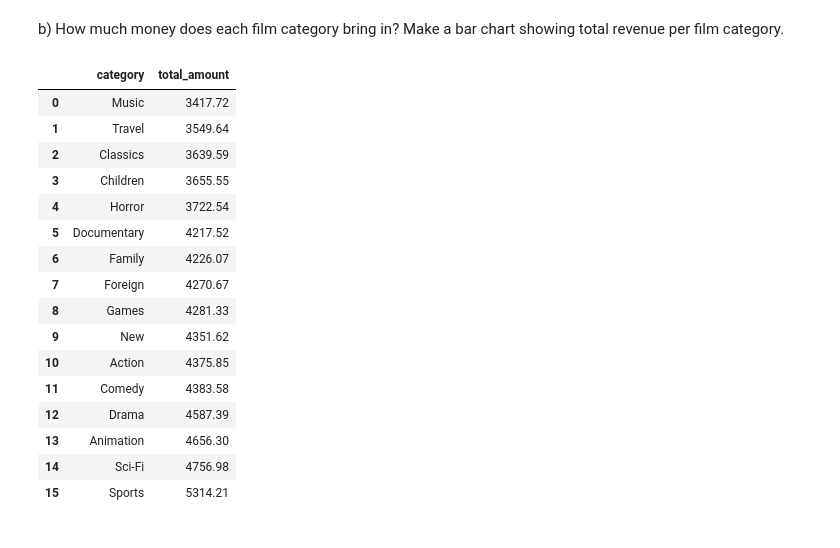
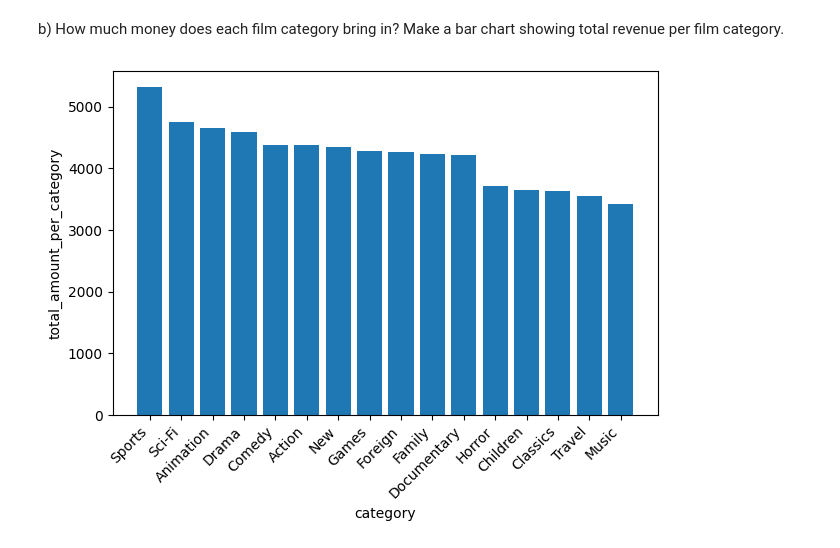
Before and after one commit to aliciagez/sakila_lab_alicia_gezelius, a Jupyter notebook: sakila_querie.ipynb, the cells around one changed output. Saved outputs shown, nothing was run; the diff lists cells and outputs as text; code cells hidden in the pictures.

```diff
--- a/sakila_querie.ipynb
+++ b/sakila_querie.ipynb
@@ -301,34 +301,30 @@ category.
 # %%
 dfs = duckdb_query("""
 SELECT
     c.name as category,
-    SUM(p.amount) as total_amount
+    SUM(p.amount) as total_amount_per_category
 FROM staging.category c
 JOIN staging.film_category fa ON fa.category_id = c.category_id
 JOIN staging.film fi ON fi.film_id = fa.film_id
 JOIN staging.inventory id ON id.film_id = fi.film_id
 JOIN staging.rental r ON r.inventory_id = id.inventory_id
 JOIN staging.payment p ON p.rental_id = r.rental_id
 GROUP BY c.name
-ORDER BY total_amount;
+ORDER BY total_amount_per_category;
 
 """)
 dfs
+
+fig, ax =  plt.subplots()
+ax.bar(dfs["category"], dfs["total_amount_per_category"])
+ax.set(
+xlabel = "category",
+ylabel = "total_amount_per_category",
+)
+ax.invert_xaxis()
+plt.xticks(rotation=45, ha='right')
+fig.tight_layout()
+plt.show()
+fig.savefig("category.png", dpi = 100)
 # %% [output]
-|  | category | total_amount |
-| 0 | Music | 3417.72 |
-| 1 | Travel | 3549.64 |
-| 2 | Classics | 3639.59 |
-| 3 | Children | 3655.55 |
-| 4 | Horror | 3722.54 |
-| 5 | Documentary | 4217.52 |
-| 6 | Family | 4226.07 |
-| 7 | Foreign | 4270.67 |
-| 8 | Games | 4281.33 |
-| 9 | New | 4351.62 |
-| 10 | Action | 4375.85 |
-| 11 | Comedy | 4383.58 |
-| 12 | Drama | 4587.39 |
-| 13 | Animation | 4656.30 |
-| 14 | Sci-Fi | 4756.98 |
-| 15 | Sports | 5314.21 |
+[figure, added]
```
Also changed, not shown: parts of 4 cells of this notebook, 1 other file.
